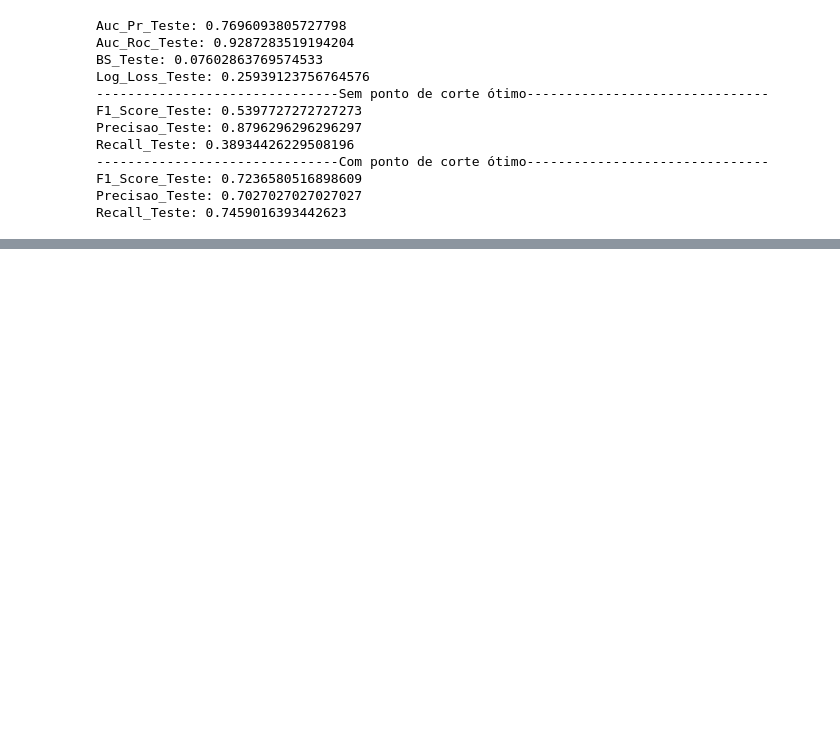
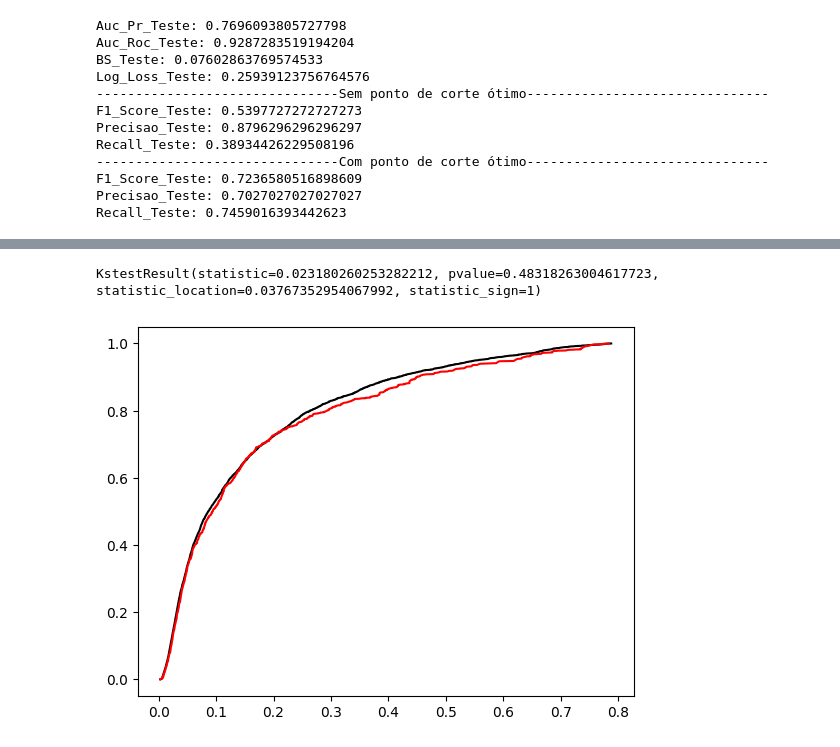
Before and after one commit to HugoCalegari/Estudo_Cartao_Credito, a Jupyter notebook: vCartao_Credito/2.Modelagem/4.Modelos_finais.ipynb, the cells around one changed output, grey strips where cells are left out. Cells and saved outputs as stored; diff of their text form; code cells hidden in the pictures; blank space fills up the shorter version.

```diff
--- a/vCartao_Credito/2.Modelagem/4.Modelos_finais.ipynb
+++ b/vCartao_Credito/2.Modelagem/4.Modelos_finais.ipynb
@@ -165,0 +183,14 @@ TypeError: 'numpy.ndarray' object is not callable
+# %%
+# https://docs.scipy.org/doc/scipy/reference/generated/scipy.stats.ks_2samp.html#scipy.stats.ks_2samp
+ks_2samp(clf.predict_proba(X_treino_val_new)[:,1], clf.predict_proba(X_teste_new)[:,1])
+# %% [output]
+KstestResult(statistic=0.023180260253282212, pvalue=0.48318263004617723, statistic_location=0.03767352954067992, statistic_sign=1)
+# %%
+acum_treino_val = np.cumsum(clf.predict_proba(X_treino_val_new)[:,1])
+acum_teste = np.cumsum(clf.predict_proba(X_teste_new)[:,1])
+# %%
+plt.plot(np.sort(clf.predict_proba(X_treino_val_new)[:,1]), acum_treino_val/np.max(acum_treino_val), c='black')
+plt.plot(np.sort(clf.predict_proba(X_teste_new)[:,1]), acum_teste/np.max(acum_teste), c='red')
+plt.show()
+# %% [output]
+[figure, added]
```
Also changed, not shown: parts of 14 cells of this notebook.
